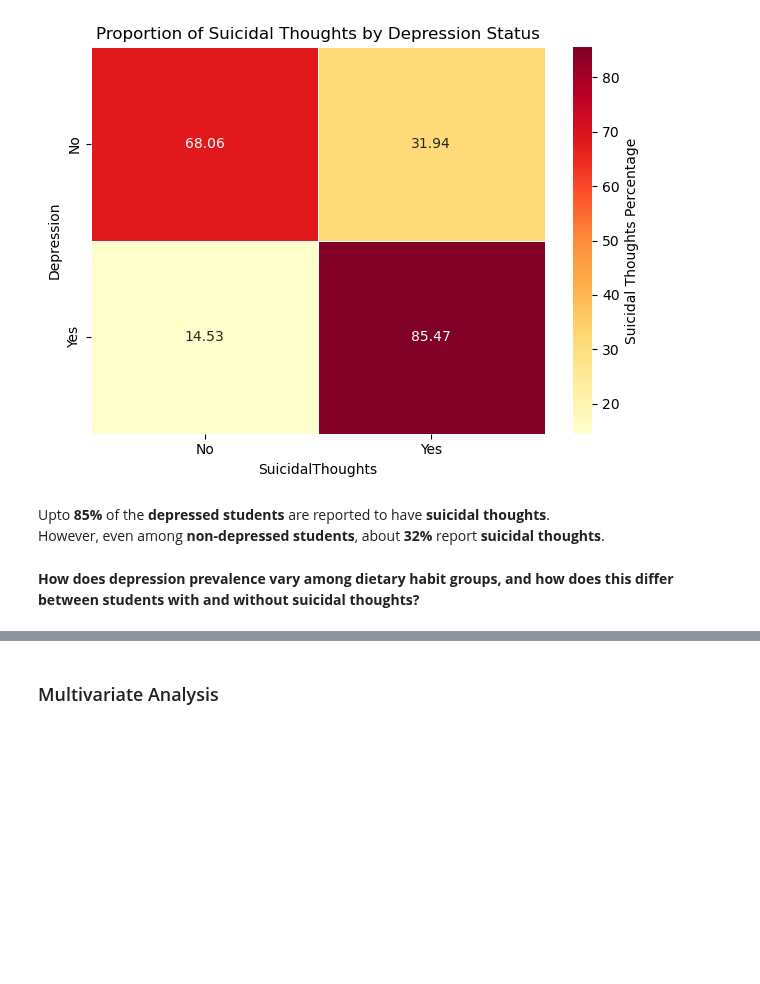
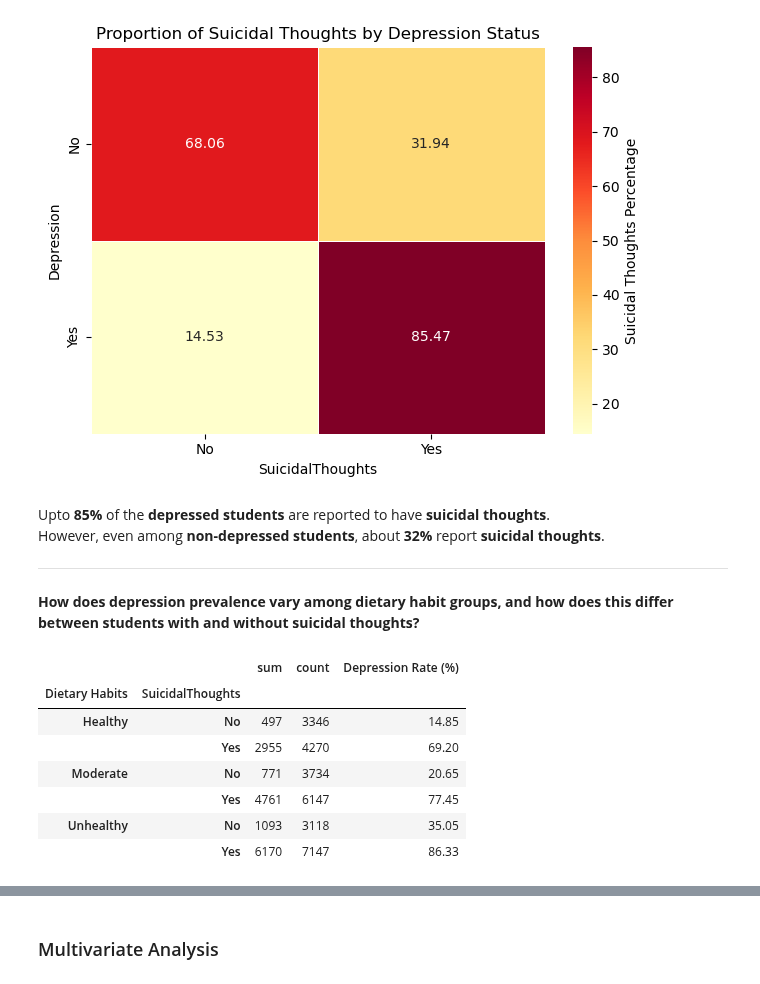
Before and after one commit to Siddharth-Saravanan/Student_Depression_Analysis_and_Prediction_using_Machine_Learning, a Jupyter notebook: student_depression_prediction.ipynb, the cells around one changed output, grey strips where cells are left out. Cells and saved outputs as stored; diff of their text form; code cells hidden in the pictures; blank space fills up the shorter version.

```diff
--- a/student_depression_prediction.ipynb
+++ b/student_depression_prediction.ipynb
@@ -1200,5 +1200,21 @@ plt.tight_layout()
 # %% [markdown]
 Upto **85%** of the **depressed students** are reported to have **suicidal thoughts**. <br>
 However, even among **non-depressed students**, about **32%** report **suicidal thoughts**.
+
+---
 # %% [markdown]
 **How does depression prevalence vary among dietary habit groups, and how does this differ between students with and without suicidal thoughts?**
+# %%
+diet_depr_suic = depr_df.loc[:,['Dietary Habits', 'Depression', 'SuicidalThoughts']]
+diet_depr_suic = diet_depr_suic.groupby(['Dietary Habits','SuicidalThoughts'])['Depression'].agg(['sum','count'])
+diet_depr_suic['Depression Rate (%)'] = ((diet_depr_suic['sum']/diet_depr_suic['count'])*100).round(2)
+diet_depr_suic
+# %% [output]
+|  |  | sum | count | Depression Rate (%) |
+| Dietary Habits | SuicidalThoughts |  |  |  |
+| Healthy | No | 497 | 3346 | 14.85 |
+|  | Yes | 2955 | 4270 | 69.20 |
+| Moderate | No | 771 | 3734 | 20.65 |
+|  | Yes | 4761 | 6147 | 77.45 |
+| Unhealthy | No | 1093 | 3118 | 35.05 |
+|  | Yes | 6170 | 7147 | 86.33 |
```
Also changed, not shown: parts of 3 cells of this notebook.
